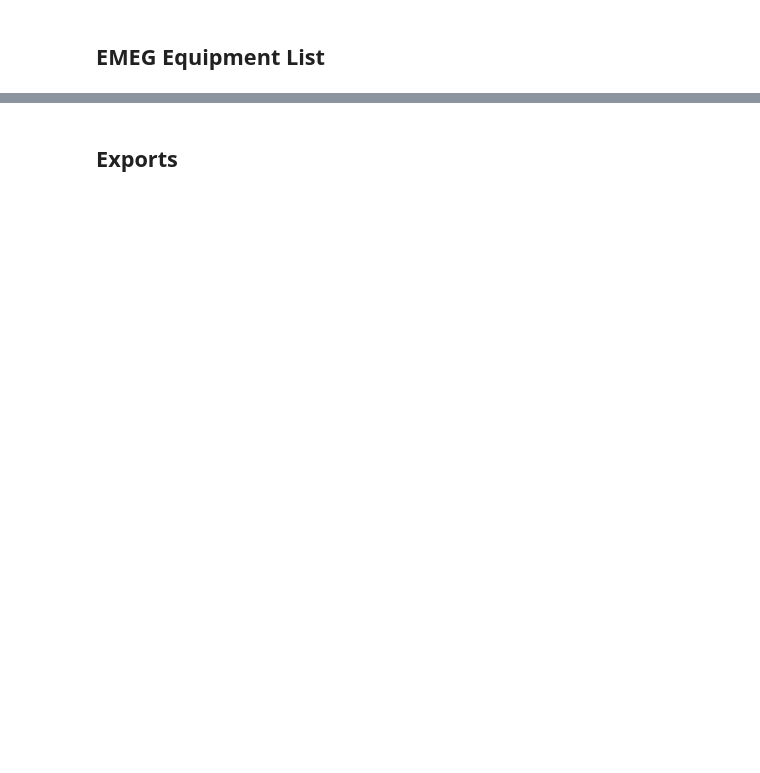
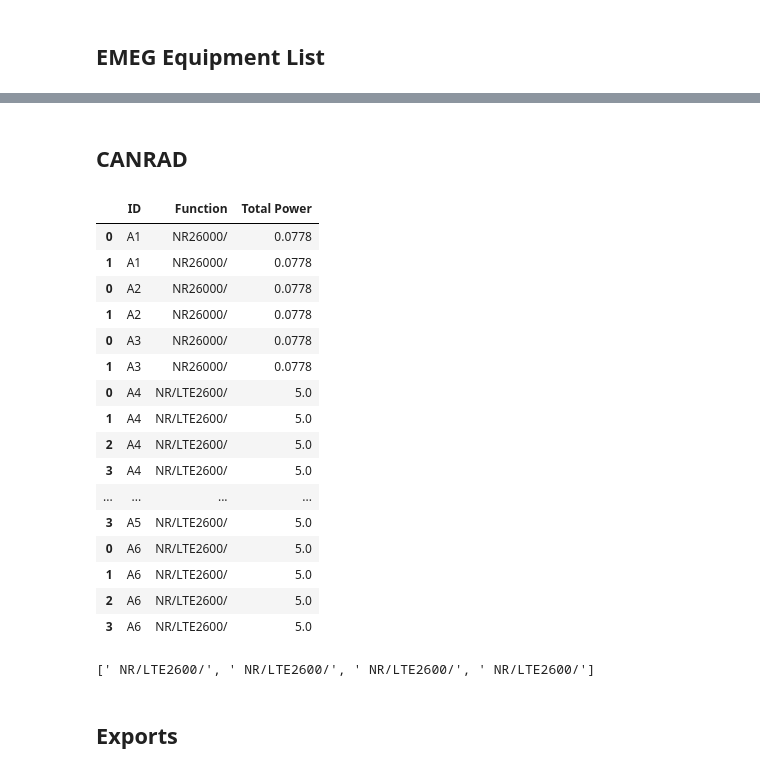
Before and after one commit to hassanharis/RFNSA-STAD-Wrangler, a Jupyter notebook: RFNSA Scrapper.ipynb, the cells around one changed output, grey strips where cells are left out. Saved outputs shown, nothing was run; the diff lists cells and outputs as text; code cells hidden in the pictures; blank space fills up the shorter version.

Commit message:
STAD Table Added to sheet

```diff
--- a/RFNSA Scrapper.ipynb
+++ b/RFNSA Scrapper.ipynb
@@ -136,7 +136,7 @@ df['Total Ports'] = list(x for x in df['Total Ports'])
 #Format/Clean the Data
 df['EDT'] = df['EDT'].str.replace(' to ', '-', regex=True)
 df['EDT'] = df['EDT'].str.replace(r'\(.*\)','', regex=True)
-df['System/Sector'] = df['Sector'].astype(str).replace('\.0', '', regex=True)
+df['Sector'] = df['Sector'].astype(str).replace('\.0', '', regex=True)
 df['System/Sector']= [''.join(''.join(map(str, m))+' - Sector ' +f'{l}') for l, m in zip(df['Sector'],df['Tech'])]
 
 #Correcting microwavelinks
@@ -350,3 +418,60 @@ EquipmentList_final['System/Sector'] = EquipmentList_final['System/Sector'].str.
+# %% [markdown]
+## CANRAD
+# %%
+listpow = []
+listfunc = []
+x = 0
+yprev = 0
+
+for AntId, AntPorts in totalPortsdict.items():
+    templistpow = [0] * int(AntPorts[0])
+    templistfunc = [''] * int(AntPorts[0])
+    #tempfunc = [''] * int(AntPorts[0])
+    tempdf = df.loc[(df['ID']==AntId), ['Sector','Tech','WhereToAddPower','Powers (W)']]
+    for sector, tech, port, power in zip(tempdf['Sector'], tempdf['Tech'], tempdf['WhereToAddPower'], tempdf['Powers (W)']):
+        for x, y in enumerate(port):
+            #if sector not in templistfunc[y]:
+            templistfunc[y-1] += tech +'/'
+            templistpow[y-1] = str(float(templistpow[y-1]) + float(power[x]))
+    listpow.append(templistpow)
+    listfunc.append(templistfunc)
+
+
+CANRAD = pd.DataFrame(totalPortsdict.items(), columns=['ID', 'No. of ports'])
+CANRAD['Function'] = listfunc
+CANRAD['Total Power'] = listpow
+
+CANRAD_final = pd.DataFrame([], columns=['ID','Function', 'Total Power'])
+
+for a, x, y in zip(CANRAD['ID'],CANRAD['Function'], CANRAD['Total Power']):
+        CANRADAntenna = pd.DataFrame([a]*len(x),columns=['ID'])
+        CANRADAntenna['Function'] = x
+        CANRADAntenna['Total Power'] = y
+        CANRAD_final = pd.concat([CANRAD_final, CANRADAntenna], axis=0)
+
+display(CANRAD_final)
+# %% [output]
+|  | ID | Function | Total Power |
+| 0 | A1 | NR26000/ | 0.0778 |
+| 1 | A1 | NR26000/ | 0.0778 |
+| 0 | A2 | NR26000/ | 0.0778 |
+| 1 | A2 | NR26000/ | 0.0778 |
+| 0 | A3 | NR26000/ | 0.0778 |
+| 1 | A3 | NR26000/ | 0.0778 |
+| 0 | A4 | NR/LTE2600/ | 5.0 |
+| 1 | A4 | NR/LTE2600/ | 5.0 |
+| 2 | A4 | NR/LTE2600/ | 5.0 |
+| 3 | A4 | NR/LTE2600/ | 5.0 |
+| ... | ... | ... | ... |
+| 3 | A5 | NR/LTE2600/ | 5.0 |
+| 0 | A6 | NR/LTE2600/ | 5.0 |
+| 1 | A6 | NR/LTE2600/ | 5.0 |
+| 2 | A6 | NR/LTE2600/ | 5.0 |
+| 3 | A6 | NR/LTE2600/ | 5.0 |
+# %%
+display(templistfunc)
+# %% [output]
+[' NR/LTE2600/', ' NR/LTE2600/', ' NR/LTE2600/', ' NR/LTE2600/']
 # %% [markdown]
 ## Exports
 # %%
```
Also changed, not shown: parts of 7 cells of this notebook.
